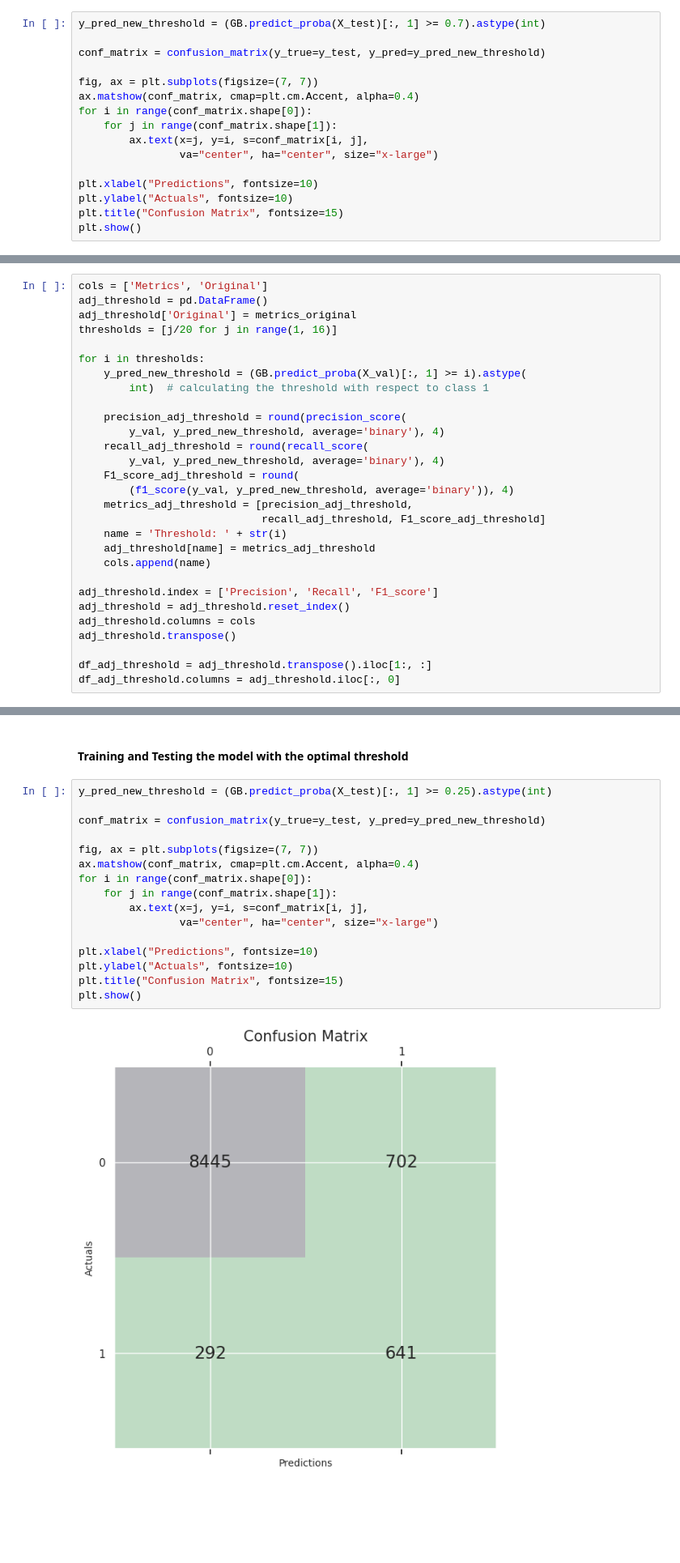
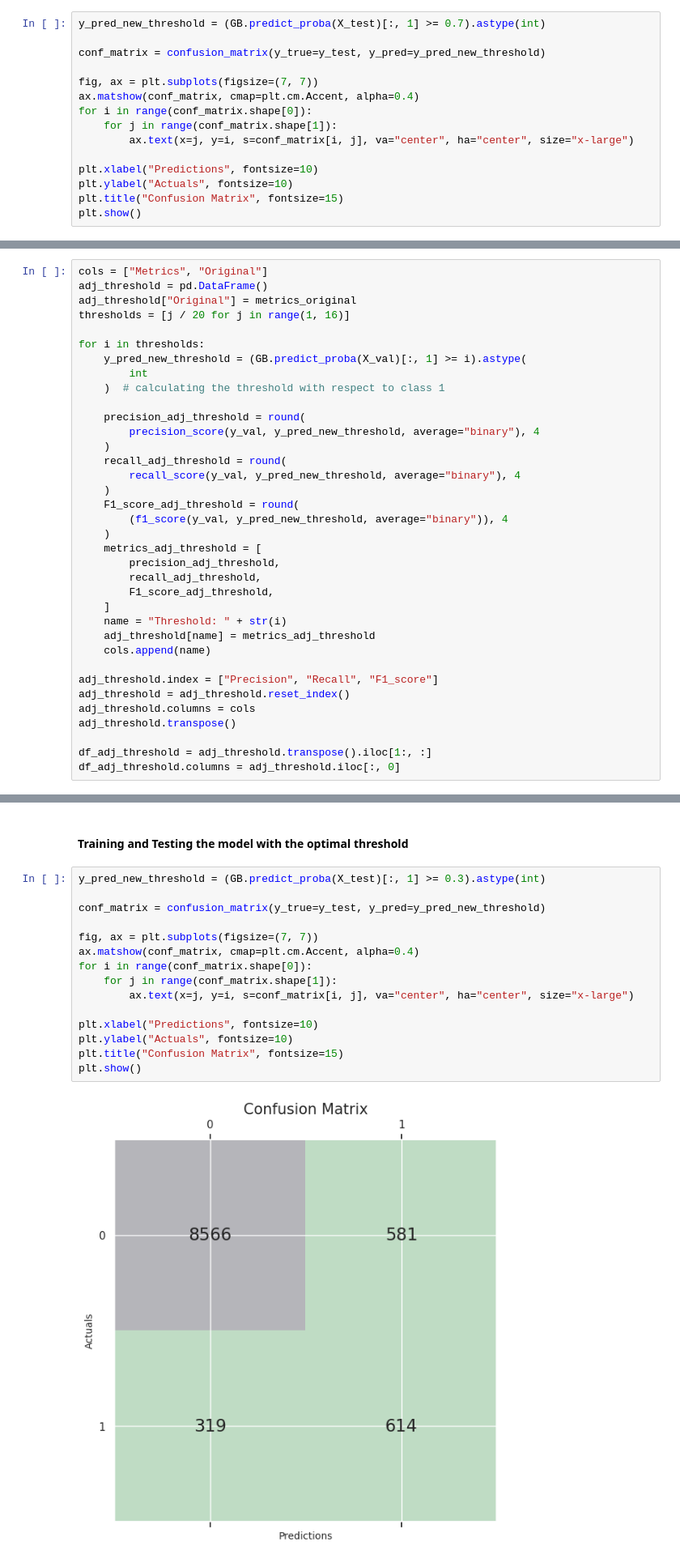
Before and after one commit to balthapaixao/cic1205-machine-learning, a Jupyter notebook: assignments/assignment-01-ex-03.ipynb, the cells around one changed output, grey strips where cells are left out. Shown at 81% size. Saved outputs shown, nothing was run; the diff lists cells and outputs as text; blank space fills up the shorter version.

```diff
--- a/assignments/assignment-01-ex-03.ipynb
+++ b/assignments/assignment-01-ex-03.ipynb
@@ -375,8 +382,7 @@ fig, ax = plt.subplots(figsize=(7, 7))
 ax.matshow(conf_matrix, cmap=plt.cm.Accent, alpha=0.4)
 for i in range(conf_matrix.shape[0]):
     for j in range(conf_matrix.shape[1]):
-        ax.text(x=j, y=i, s=conf_matrix[i, j],
-                va="center", ha="center", size="x-large")
+        ax.text(x=j, y=i, s=conf_matrix[i, j], va="center", ha="center", size="x-large")
 
 plt.xlabel("Predictions", fontsize=10)
 plt.ylabel("Actuals", fontsize=10)
@@ -672,28 +647,35 @@ recall_original = round(recall_score(y_val, y_pred), 4)
 F1_score_original = round(f1_score(y_val, y_pred), 4)
 metrics_original = [precision_original, recall_original, F1_score_original]
 # %%
-cols = ['Metrics', 'Original']
+cols = ["Metrics", "Original"]
 adj_threshold = pd.DataFrame()
-adj_threshold['Original'] = metrics_original
-thresholds = [j/20 for j in range(1, 16)]
+adj_threshold["Original"] = metrics_original
+thresholds = [j / 20 for j in range(1, 16)]
 
 for i in thresholds:
     y_pred_new_threshold = (GB.predict_proba(X_val)[:, 1] >= i).astype(
-        int)  # calculating the threshold with respect to class 1
+        int
+    )  # calculating the threshold with respect to class 1
 
-    precision_adj_threshold = round(precision_score(
-        y_val, y_pred_new_threshold, average='binary'), 4)
-    recall_adj_threshold = round(recall_score(
-        y_val, y_pred_new_threshold, average='binary'), 4)
+    precision_adj_threshold = round(
+        precision_score(y_val, y_pred_new_threshold, average="binary"), 4
+    )
+    recall_adj_threshold = round(
+        recall_score(y_val, y_pred_new_threshold, average="binary"), 4
+    )
     F1_score_adj_threshold = round(
-        (f1_score(y_val, y_pred_new_threshold, average='binary')), 4)
-    metrics_adj_threshold = [precision_adj_threshold,
-                             recall_adj_threshold, F1_score_adj_threshold]
-    name = 'Threshold: ' + str(i)
+        (f1_score(y_val, y_pred_new_threshold, average="binary")), 4
+    )
+    metrics_adj_threshold = [
+        precision_adj_threshold,
+        recall_adj_threshold,
+        F1_score_adj_threshold,
+    ]
+    name = "Threshold: " + str(i)
     adj_threshold[name] = metrics_adj_threshold
     cols.append(name)
 
-adj_threshold.index = ['Precision', 'Recall', 'F1_score']
+adj_threshold.index = ["Precision", "Recall", "F1_score"]
 adj_threshold = adj_threshold.reset_index()
 adj_threshold.columns = cols
 adj_threshold.transpose()
@@ -734,21 +718,20 @@ plt.show()
 # %% [markdown]
 #### Training and Testing the model with the optimal threshold
 # %%
-y_pred_new_threshold = (GB.predict_proba(X_test)[:, 1] >= 0.25).astype(int)
+y_pred_new_threshold = (GB.predict_proba(X_test)[:, 1] >= 0.3).astype(int)
 
 conf_matrix = confusion_matrix(y_true=y_test, y_pred=y_pred_new_threshold)
 
 fig, ax = plt.subplots(figsize=(7, 7))
 ax.matshow(conf_matrix, cmap=plt.cm.Accent, alpha=0.4)
 for i in range(conf_matrix.shape[0]):
     for j in range(conf_matrix.shape[1]):
-        ax.text(x=j, y=i, s=conf_matrix[i, j],
-                va="center", ha="center", size="x-large")
+        ax.text(x=j, y=i, s=conf_matrix[i, j], va="center", ha="center", size="x-large")
 
 plt.xlabel("Predictions", fontsize=10)
 plt.ylabel("Actuals", fontsize=10)
 plt.title("Confusion Matrix", fontsize=15)
 plt.show()
 # %% [output]
-[figure, old version]
+[figure, new version]
 # %%
```
Also changed, not shown: parts of 69 cells of this notebook, 3 other files.
